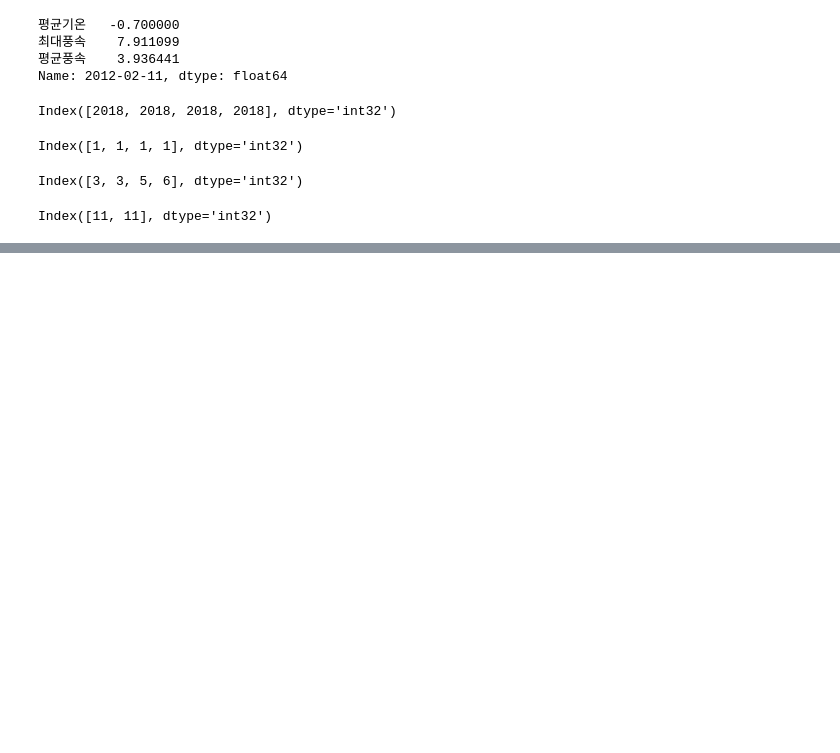
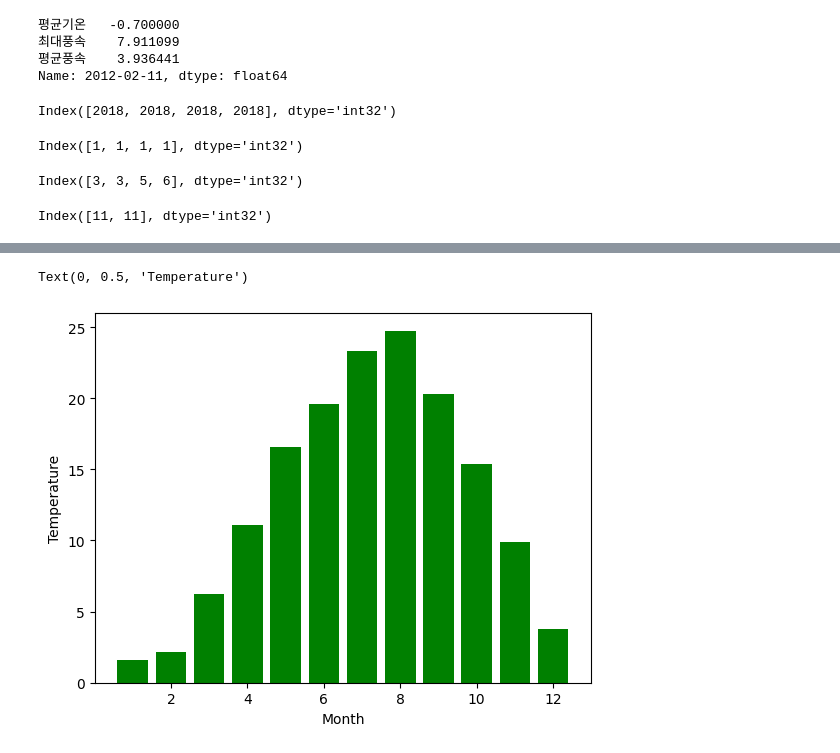
Before and after one commit to Jangbugyeong/Machine-Learning, a Jupyter notebook: 장부경6주차.ipynb, the cells around one changed output, grey strips where cells are left out. Cells and saved outputs as stored; diff of their text form; code cells hidden in the pictures; blank space fills up the shorter version.

```diff
--- a/장부경6주차.ipynb
+++ b/장부경6주차.ipynb
@@ -568,3 +568,8 @@ dt_list = ["01,03,2018 11:12:13", "01-03-2018 11:22:13"]
 pd.DatetimeIndex(dt_list).hour
 # %% [output]
 Index([11, 11], dtype='int32')
+# %%
+path = 'https://github.com/dongupak/DataML/raw/main/csv/'
+weather_file = path + 'weather.csv'
+
+weather = pd.read_csv(weather_file, index_col = 0, encoding='CP949')
@@ -570,0 +611,18 @@ Index([11, 11], dtype='int32')
+# %%
+weather = pd.read_csv(weather_file, encoding='CP949')
+weather['month'] = pd.DatetimeIndex(weather['일시']).month
+
+monthly = [ None for x in range(12) ]    # 달별로 구분된 12개의 None 값
+monthly_wind = [ 0 for x in range(12) ]  # 각 달의 평균 풍속을 담을 리스트
+for i in range(12) :
+   monthly[i] = weather[ weather['month'] == i + 1 ] # 달별로 분리
+  #  print(monthly[i])
+   monthly_wind[i] = monthly[i]['평균기온'].mean()   # 개별 데이터 분석
+
+months = np.arange(1, 13)   # 1에서 12월의 연속된 수를 생성
+plt.bar(months, monthly_wind, color='green')
+plt.xlabel('Month')
+plt.ylabel('Temperature')
+# %% [output]
+Text(0, 0.5, 'Temperature')
+[figure, added]
```
Also changed, not shown: parts of 3 cells of this notebook.
